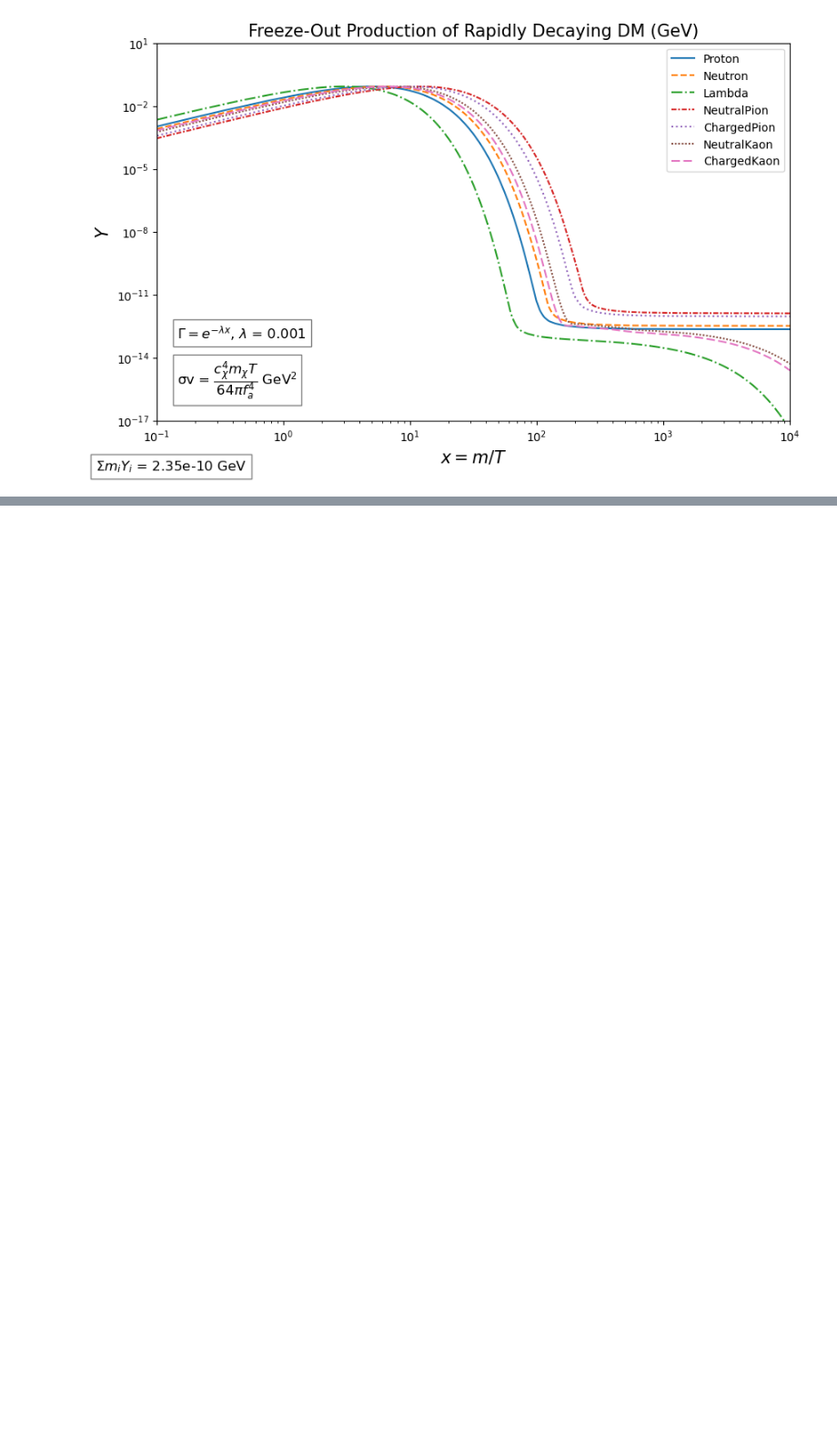
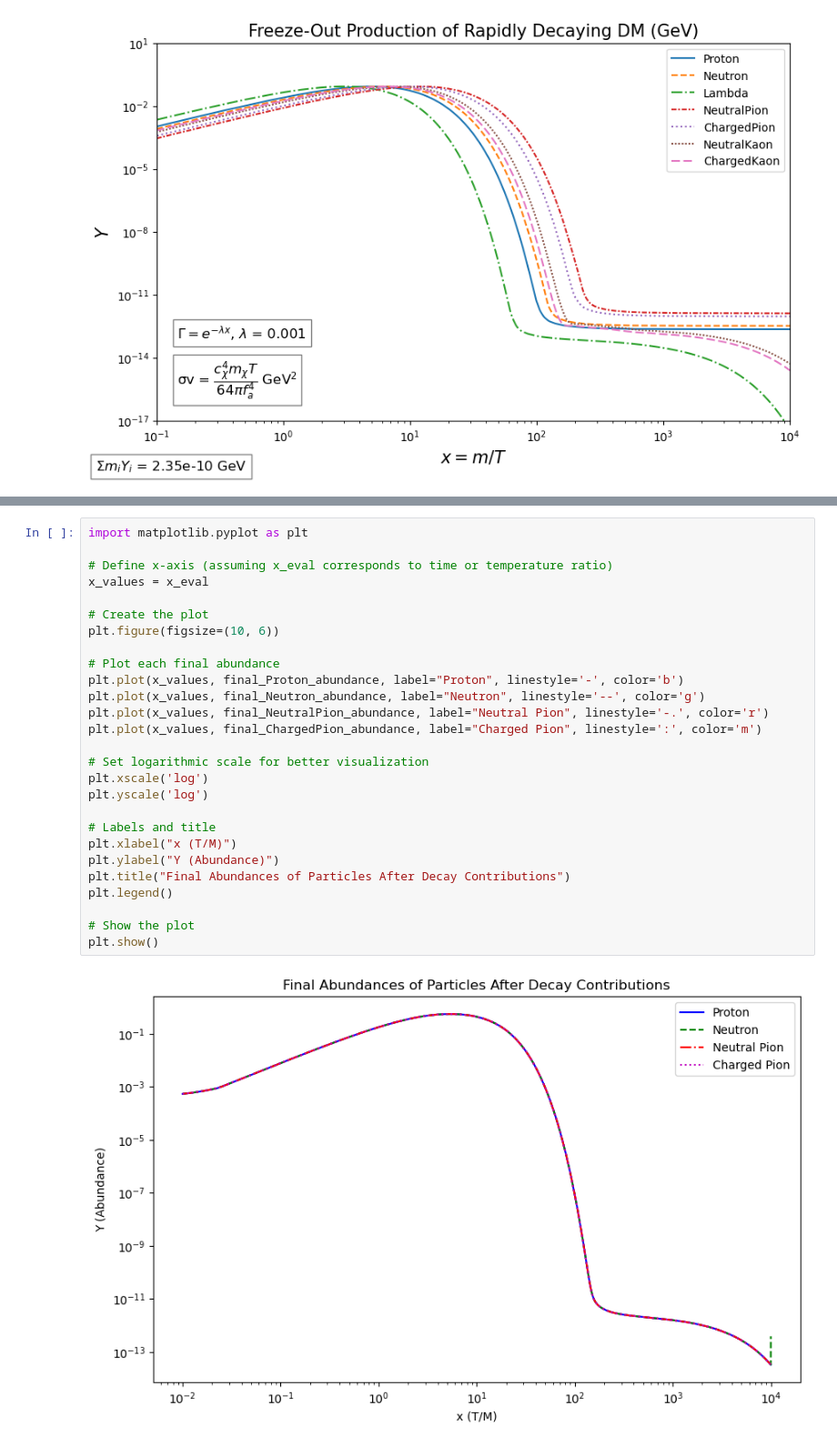
Before and after one commit to IgalPress/Thesis, a Jupyter notebook: FreezeOutCode.ipynb, the cells around one changed output, grey strips where cells are left out. Shown at 91% size. Saved outputs shown, nothing was run; the diff lists cells and outputs as text; blank space fills up the shorter version.

```diff
--- a/FreezeOutCode.ipynb
+++ b/FreezeOutCode.ipynb
@@ -258,3 +287,32 @@ plt.legend()
+# %%
+import matplotlib.pyplot as plt
+
+# Define x-axis (assuming x_eval corresponds to time or temperature ratio)
+x_values = x_eval
+
+# Create the plot
+plt.figure(figsize=(10, 6))
+
+# Plot each final abundance
+plt.plot(x_values, final_Proton_abundance, label="Proton", linestyle='-', color='b')
+plt.plot(x_values, final_Neutron_abundance, label="Neutron", linestyle='--', color='g')
+plt.plot(x_values, final_NeutralPion_abundance, label="Neutral Pion", linestyle='-.', color='r')
+plt.plot(x_values, final_ChargedPion_abundance, label="Charged Pion", linestyle=':', color='m')
+
+# Set logarithmic scale for better visualization
+plt.xscale('log')
+plt.yscale('log')
+
+# Labels and title
+plt.xlabel("x (T/M)")
+plt.ylabel("Y (Abundance)")
+plt.title("Final Abundances of Particles After Decay Contributions")
+plt.legend()
+
+# Show the plot
+plt.show()
+# %% [output]
+[figure, added]
 # %%
 def lightdom(x):
     return x**(-4)
```
Also changed, not shown: parts of 1 cell of this notebook.
